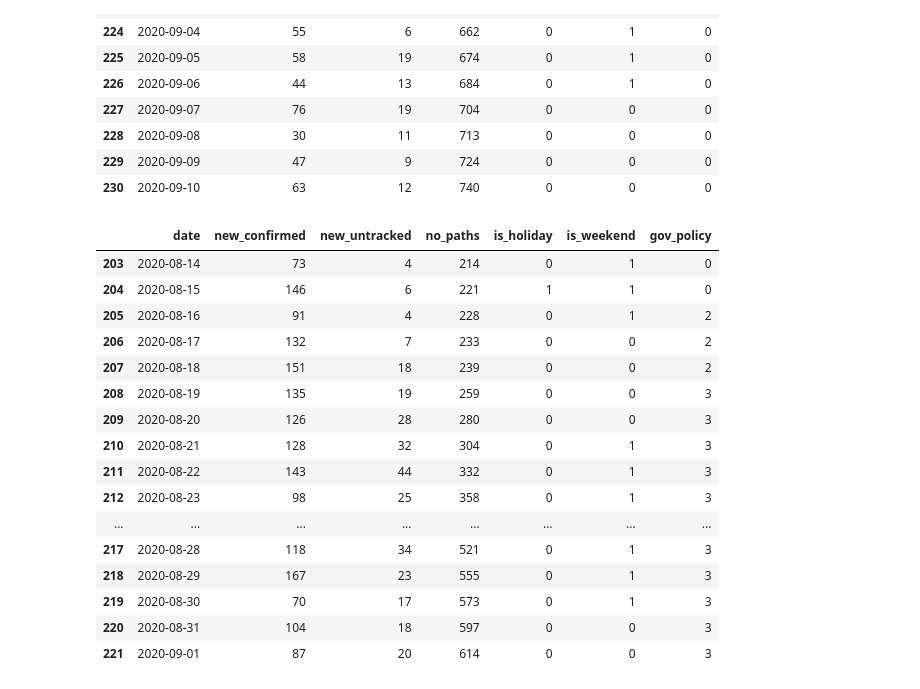
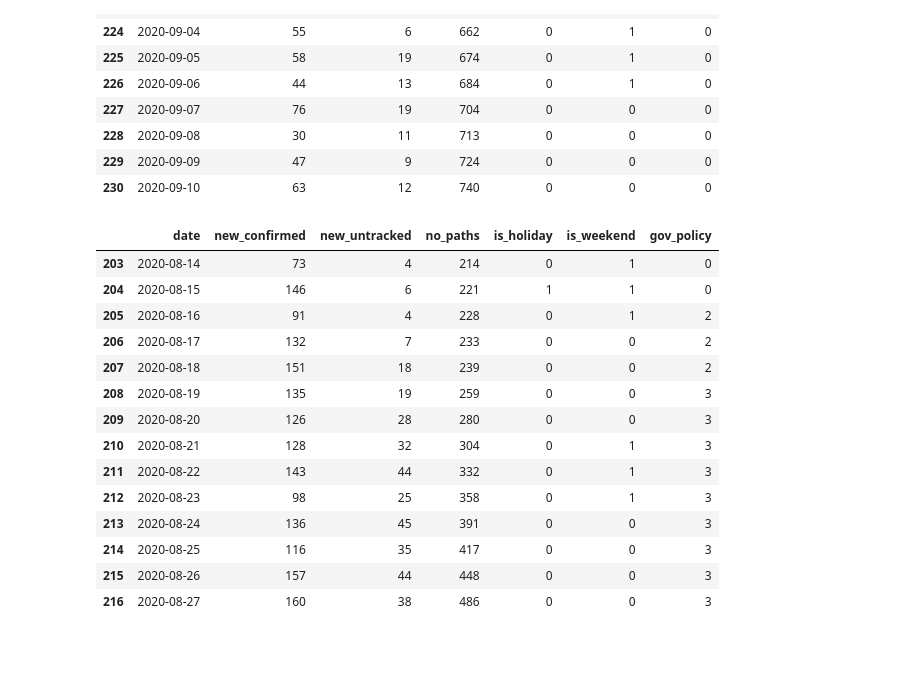
Before and after one commit to snoop2head/covid19_unknown_spread, a Jupyter notebook: wrangle_prediction.ipynb, the cells around one changed output. Cells and saved outputs as stored; diff of their text form; code cells hidden in the pictures; blank space fills up the shorter version.

```diff
--- a/wrangle_prediction.ipynb
+++ b/wrangle_prediction.ipynb
@@ -485,25 +485,26 @@ df_train[-10:]
 # %%
 # 서울의 사회적 거리두기 2단계는 8월 16일부터 조치됨
 # 서울에는 8월 19일 0시 기준으로 새로운 조치들이 추가되며, 흔히 얘기하는 2.5단계가 됨. 이후에 기간 연장을 해서 9.7(월)0시 ~ 9.13(일)24시까지 2.5단계가 시행됨
 
 df_train.loc[(df_train["date"]>="2020-08-16") & (df_train["date"]<="2020-08-18"),"gov_policy"] = 2
 df_train.loc[(df_train["date"]>="2020-08-19") & (df_train["date"]<="2020-09-13"),"gov_policy"] = 3
-df_train[(df_train["date"]<="2020-09-01") & (df_train["date"]>="2020-08-14")]
+
+# 서울시 사랑제일교회 광복절 집회 이후 16일 간의 데이터
+after_jkh = df_train[(df_train["date"]>="2020-08-14") & (df_train["date"]<="2020-08-27")]
+after_jkh
 # %% [output]
 |  | date | new_confirmed | new_untracked | no_paths | is_holiday | is_weekend | gov_policy |
 | 203 | 2020-08-14 | 73 | 4 | 214 | 0 | 1 | 0 |
 | 204 | 2020-08-15 | 146 | 6 | 221 | 1 | 1 | 0 |
 | 205 | 2020-08-16 | 91 | 4 | 228 | 0 | 1 | 2 |
 | 206 | 2020-08-17 | 132 | 7 | 233 | 0 | 0 | 2 |
 | 207 | 2020-08-18 | 151 | 18 | 239 | 0 | 0 | 2 |
 | 208 | 2020-08-19 | 135 | 19 | 259 | 0 | 0 | 3 |
 | 209 | 2020-08-20 | 126 | 28 | 280 | 0 | 0 | 3 |
 | 210 | 2020-08-21 | 128 | 32 | 304 | 0 | 1 | 3 |
 | 211 | 2020-08-22 | 143 | 44 | 332 | 0 | 1 | 3 |
 | 212 | 2020-08-23 | 98 | 25 | 358 | 0 | 1 | 3 |
-| ... | ... | ... | ... | ... | ... | ... | ... |
-| 217 | 2020-08-28 | 118 | 34 | 521 | 0 | 1 | 3 |
-| 218 | 2020-08-29 | 167 | 23 | 555 | 0 | 1 | 3 |
-| 219 | 2020-08-30 | 70 | 17 | 573 | 0 | 1 | 3 |
-| 220 | 2020-08-31 | 104 | 18 | 597 | 0 | 0 | 3 |
-| 221 | 2020-09-01 | 87 | 20 | 614 | 0 | 0 | 3 |
+| 213 | 2020-08-24 | 136 | 45 | 391 | 0 | 0 | 3 |
+| 214 | 2020-08-25 | 116 | 35 | 417 | 0 | 0 | 3 |
+| 215 | 2020-08-26 | 157 | 44 | 448 | 0 | 0 | 3 |
+| 216 | 2020-08-27 | 160 | 38 | 486 | 0 | 0 | 3 |
```
Also changed, not shown: parts of 4 cells of this notebook.
